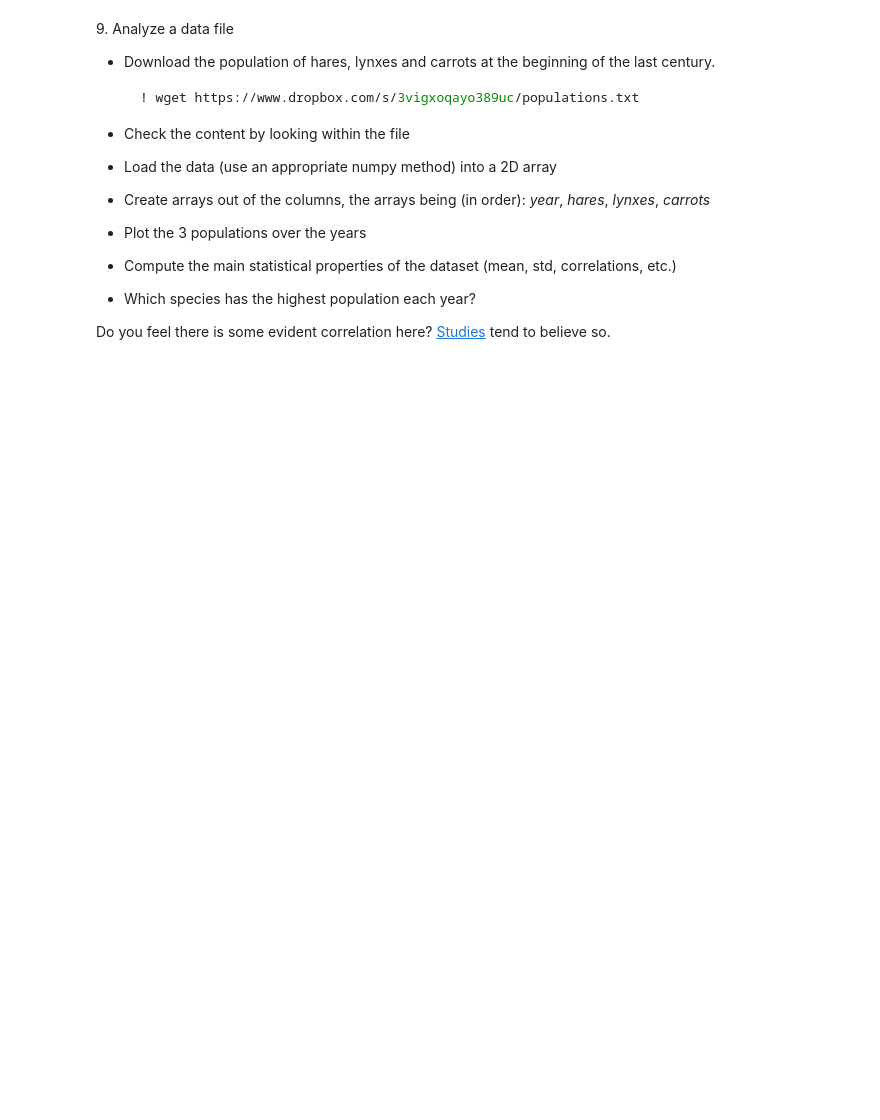
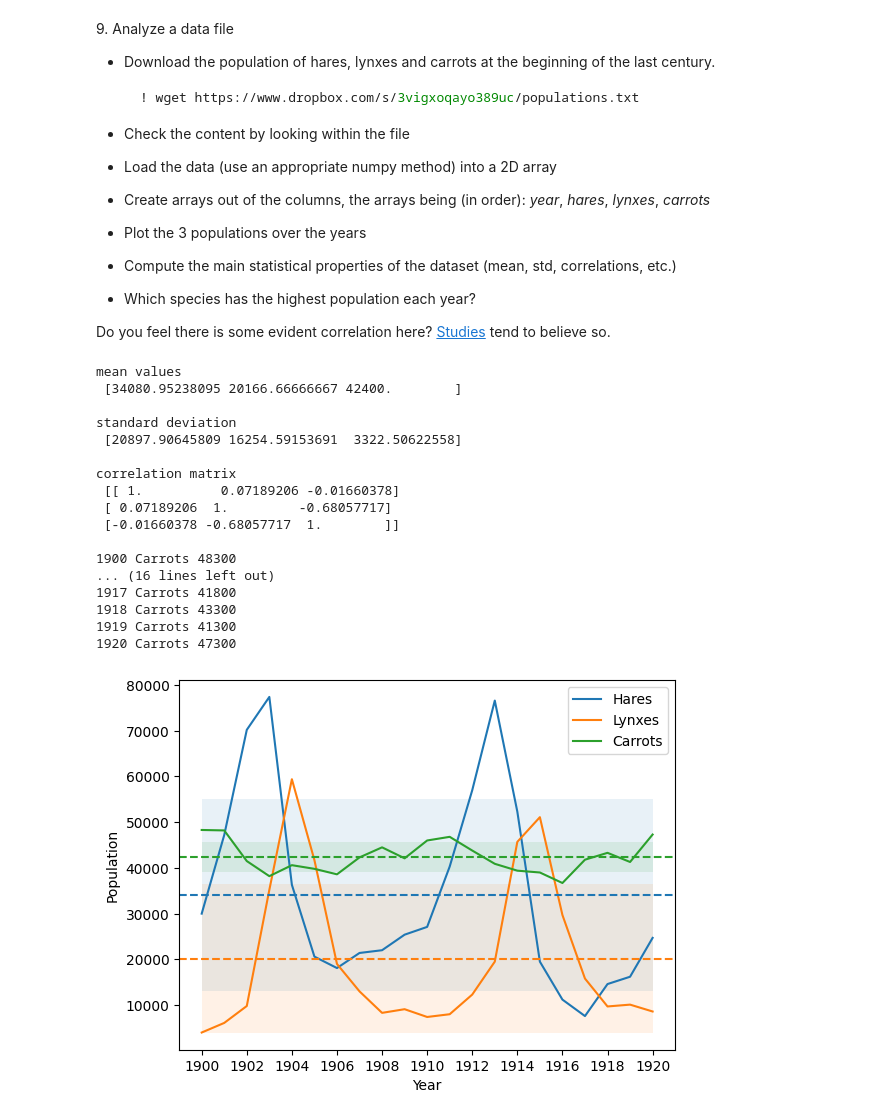
Before and after one commit to Berto70/LaboratoryOfComputationalPhysics_Y6, a Jupyter notebook: 04ex_Numpy.ipynb, the cells around one changed output. Cells and saved outputs as stored; diff of their text form; code cells hidden in the pictures; blank space fills up the shorter version.

```diff
--- a/04ex_Numpy.ipynb
+++ b/04ex_Numpy.ipynb
@@ -291,0 +252,14 @@ for num, mask in enumerate(masks, 2):
+# %%
+%%timeit
+N = 1000
+a = np.arange(0, N)
+mask = np.ones(N, dtype=bool)
+
+mask[0], mask[1] = False, False
+for i in range(2,N):
+    for j in range(i,N):
+        if a[j] != i:
+            if a[j]%i == 0:
+                mask[j]= False
+
+a[mask]
@@ -320,3 +326,62 @@ Did you get what you expected?
   * Which species has the highest population each year?
 
 Do you feel there is some evident correlation here? [Studies](https://www.enr.gov.nt.ca/en/services/lynx/lynx-snowshoe-hare-cycle) tend to believe so.
+# %%
+pops = np.genfromtxt('./populations.txt')
+
+year, hares, lynxes, carrots = pops.T
+
+pops_mean = pops[:,1:].mean(axis=0)
+print('mean values\n', pops_mean, '\n')
+
+pops_std = pops[:,1:].std(axis=0)
+print('standard deviation\n', pops_std, '\n')
+
+pops_corr = np.corrcoef(pops[:,1:].T)
+print('correlation matrix\n', pops_corr, '\n')
+
+idx = np.argmax(pops[:,1:], axis=1)
+
+for i, j in enumerate(idx):
+
+    print(int(year[i]), 'Hares' if j==0 else ('Lynx' if j==1 else 'Carrots'), int(pops[i,j+1]))
+
+
+plt.plot(year, hares, label='Hares')
+plt.plot(year, lynxes, label='Lynxes')
+plt.plot(year, carrots, label='Carrots')
+plt.legend()
+
+plt.axhline(pops_mean[0], label='Mean lyn', linestyle='dashed', c='C0')
+plt.fill_between(year, pops_mean[0]+pops_std[0], pops_mean[0]-pops_std[0], facecolor='C0', alpha=0.1,)
+
+plt.axhline(pops_mean[1], label='Mean har', linestyle='dashed', c='C1')
+plt.fill_between(year, pops_mean[1]+pops_std[1], pops_mean[1]-pops_std[1], facecolor='C1', alpha=0.1,)
+
+plt.axhline(pops_mean[2], label='Mean car', linestyle='dashed', c='C2')
+plt.fill_between(year, pops_mean[2]+pops_std[2], pops_mean[2]-pops_std[2], facecolor='C2', alpha=0.1,)
+
+plt.xticks(year[::2])
+plt.xlabel('Year')
+plt.ylabel('Population')
+
+plt.show()
+# %% [output]
+mean values
+ [34080.95238095 20166.66666667 42400.        ]
+
+standard deviation
+ [20897.90645809 16254.59153691  3322.50622558]
+
+correlation matrix
+ [[ 1.          0.07189206 -0.01660378]
+ [ 0.07189206  1.         -0.68057717]
+ [-0.01660378 -0.68057717  1.        ]]
+
+1900 Carrots 48300
+... (16 lines left out)
+1917 Carrots 41800
+1918 Carrots 43300
+1919 Carrots 41300
+1920 Carrots 47300
+[figure, added]
```
Also changed, not shown: parts of 7 cells of this notebook.
